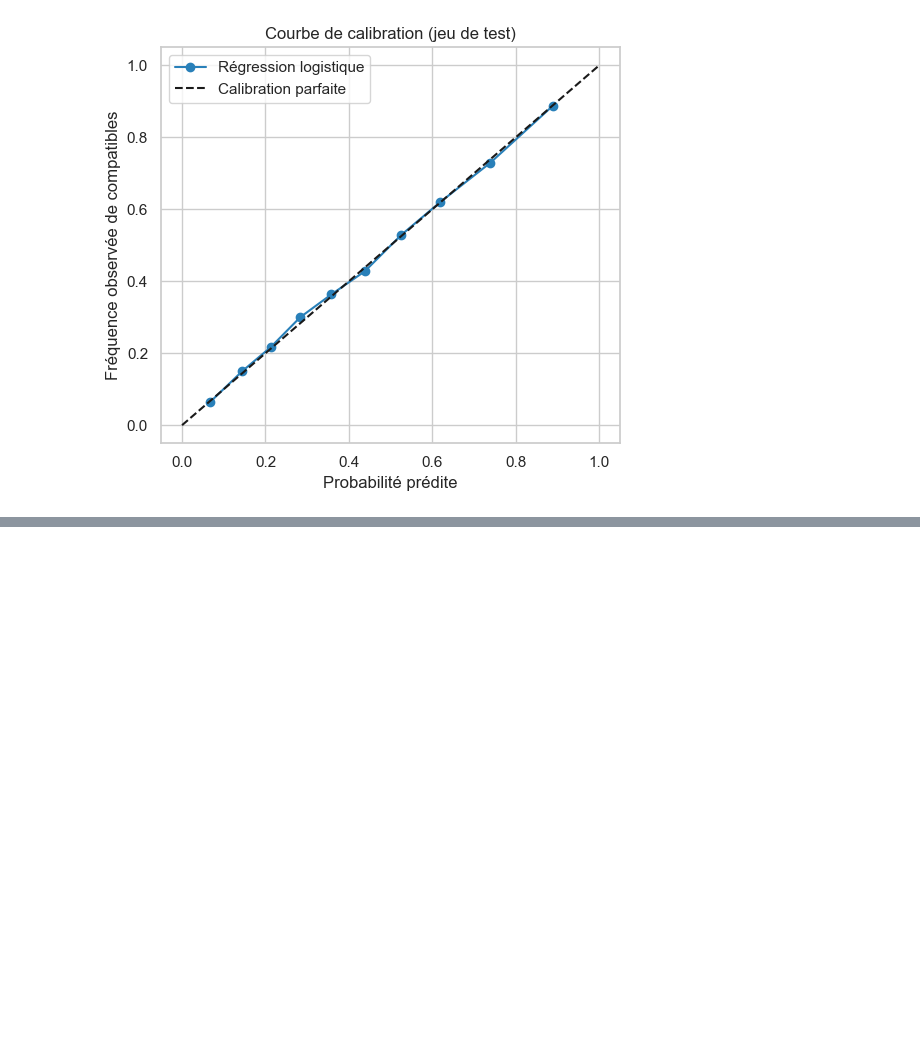
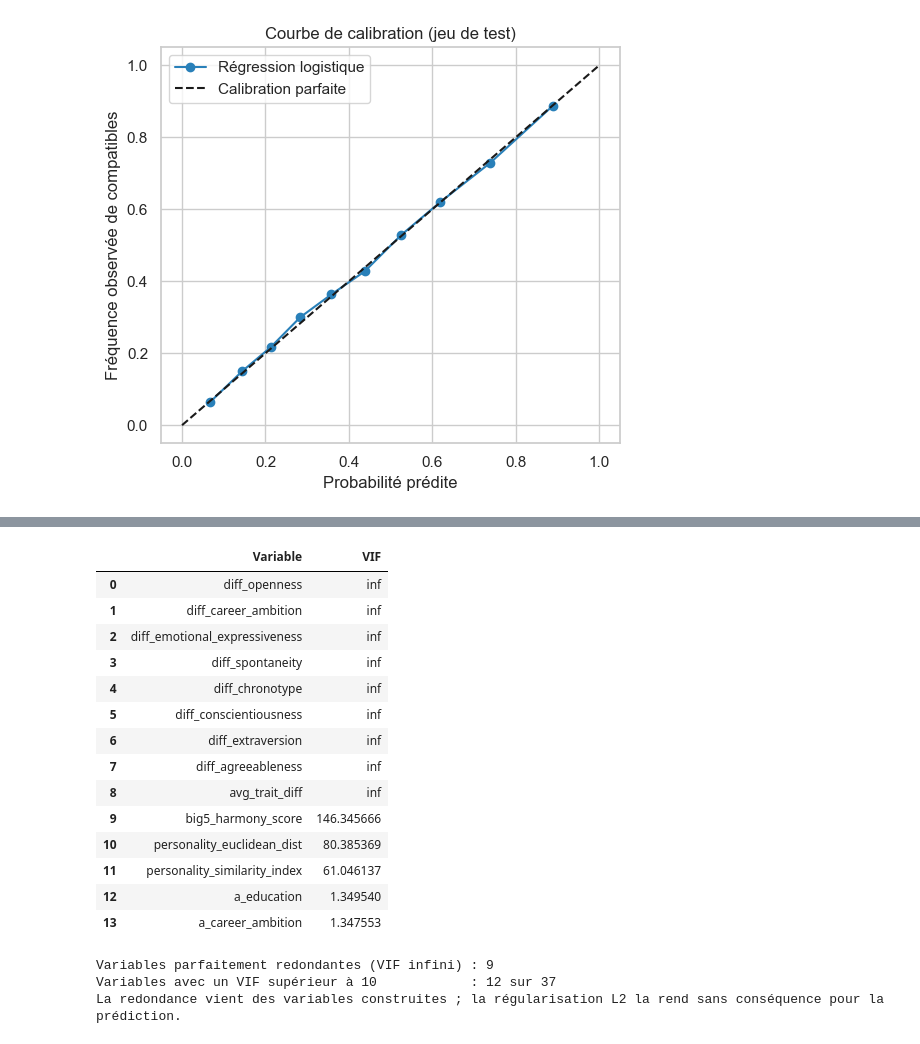
Before and after one commit to khaldamin/DM_PROJECT, a Jupyter notebook: notebooks/03_logistic_regression.ipynb, the cells around one changed output, grey strips where cells are left out. Cells and saved outputs as stored; diff of their text form; code cells hidden in the pictures; blank space fills up the shorter version.

Commit message:
hors indicatrices one-hot

```diff
--- a/notebooks/03_logistic_regression.ipynb
+++ b/notebooks/03_logistic_regression.ipynb
@@ -424,0 +525,46 @@ plt.show()
+# %%
+# ============================================================
+# Multicolinéarité : facteur d'inflation de la variance (VIF)
+# sur le bloc des variables numériques (hors indicatrices one-hot)
+# ============================================================
+num_idx = [FEATURE_NAMES.index(n) for n in NUM_NAMES]
+Z = X_train[:, num_idx]
+
+vif_values = []
+for j, name in enumerate(NUM_NAMES):
+    others = [k for k in range(Z.shape[1]) if k != j]
+    reg = LinearRegression().fit(Z[:, others], Z[:, j])
+    r2 = reg.score(Z[:, others], Z[:, j])
+    vif_values.append(np.inf if (1.0 - r2) < 1e-10 else 1.0 / (1.0 - r2))
+
+vif_df = pd.DataFrame({"Variable": NUM_NAMES, "VIF": vif_values}).sort_values(
+    "VIF", ascending=False
+).reset_index(drop=True)
+
+display(vif_df.head(14))
+
+n_inf = int(np.isinf(vif_df["VIF"]).sum())
+n_high = int((vif_df["VIF"] > 10).sum())
+print(f"Variables parfaitement redondantes (VIF infini) : {n_inf}")
+print(f"Variables avec un VIF supérieur à 10            : {n_high} sur {len(vif_df)}")
+print("La redondance vient des variables construites ; la régularisation L2 la rend sans conséquence pour la prédiction.")
+vif_df.to_csv(TABLES_DIR / "logistic_regression_vif.csv", index=False)
+# %% [output]
+|  | Variable | VIF |
+| 0 | diff_openness | inf |
+| 1 | diff_career_ambition | inf |
+| 2 | diff_emotional_expressiveness | inf |
+| 3 | diff_spontaneity | inf |
+| 4 | diff_chronotype | inf |
+| 5 | diff_conscientiousness | inf |
+| 6 | diff_extraversion | inf |
+| 7 | diff_agreeableness | inf |
+| 8 | avg_trait_diff | inf |
+| 9 | big5_harmony_score | 146.345666 |
+| 10 | personality_euclidean_dist | 80.385369 |
+| 11 | personality_similarity_index | 61.046137 |
+| 12 | a_education | 1.349540 |
+| 13 | a_career_ambition | 1.347553 |
+Variables parfaitement redondantes (VIF infini) : 9
+Variables avec un VIF supérieur à 10            : 12 sur 37
+La redondance vient des variables construites ; la régularisation L2 la rend sans conséquence pour la prédiction.
```
Also changed, not shown: parts of 2 cells of this notebook, 5 other files.
